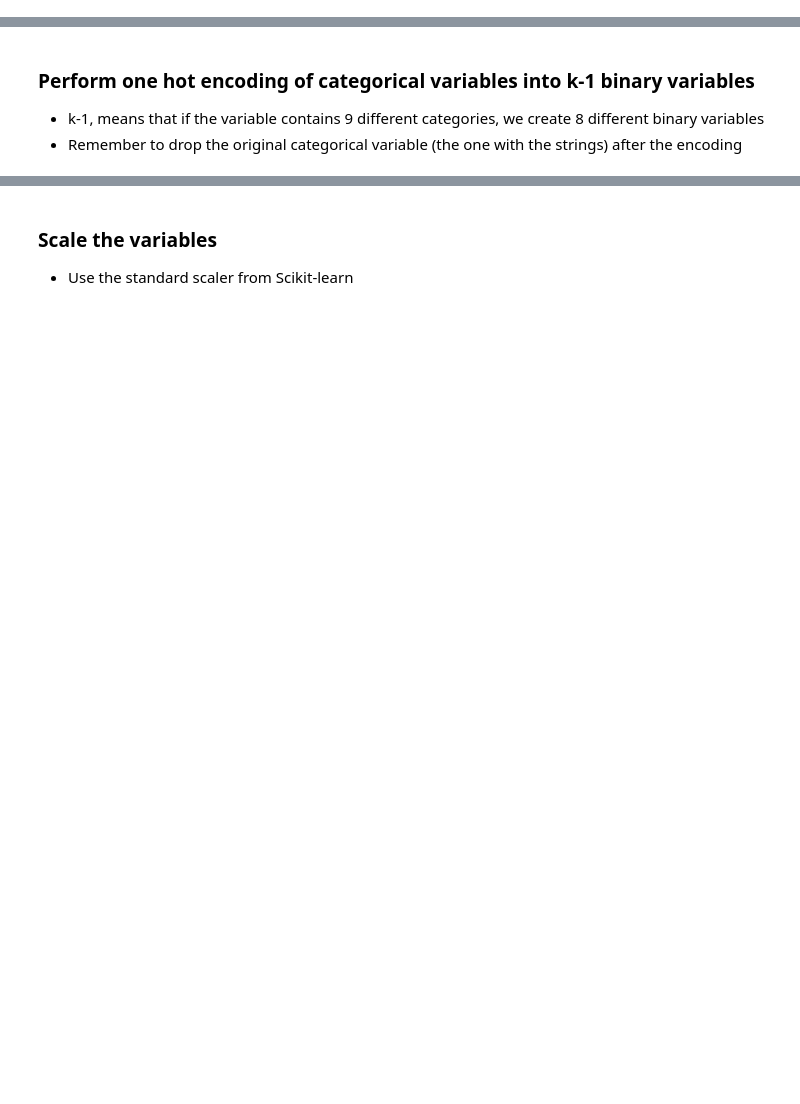
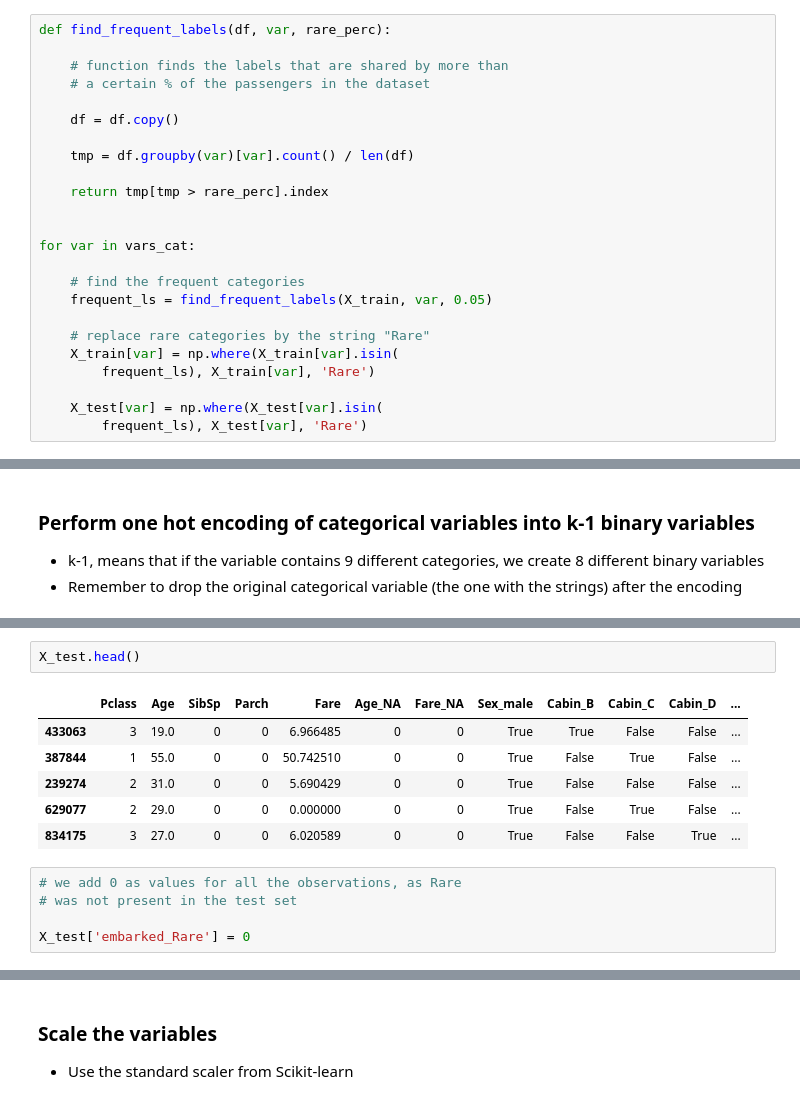
Before and after one commit to AndrewMelendez/deploying-machine-learning-models, a Jupyter notebook: section-04-research-and-development/titanic-assignment/01-predicting-survival-titanic-assignement.ipynb, the cells around one changed output, grey strips where cells are left out. Cells and saved outputs as stored; diff of their text form; blank space fills up the shorter version.

```diff
--- a/section-04-research-and-development/titanic-assignment/01-predicting-survival-titanic-assignement.ipynb
+++ b/section-04-research-and-development/titanic-assignment/01-predicting-survival-titanic-assignement.ipynb
@@ -151,3 +280,27 @@ X_train.shape, X_test.shape
 ### Remove rare labels in categorical variables
 
 - remove labels present in less than 5 % of the passengers
+# %%
+def find_frequent_labels(df, var, rare_perc):
+
+    # function finds the labels that are shared by more than
+    # a certain % of the passengers in the dataset
+
+    df = df.copy()
+
+    tmp = df.groupby(var)[var].count() / len(df)
+
+    return tmp[tmp > rare_perc].index
+
+
+for var in vars_cat:
+
+    # find the frequent categories
+    frequent_ls = find_frequent_labels(X_train, var, 0.05)
+
+    # replace rare categories by the string "Rare"
+    X_train[var] = np.where(X_train[var].isin(
+        frequent_ls), X_train[var], 'Rare')
+
+    X_test[var] = np.where(X_test[var].isin(
+        frequent_ls), X_test[var], 'Rare')
@@ -158,0 +362,14 @@ X_train.shape, X_test.shape
+# %%
+X_test.head()
+# %% [output]
+|  | Pclass | Age | SibSp | Parch | Fare | Age_NA | Fare_NA | Sex_male | Cabin_B | Cabin_C | Cabin_D | ... |
+| 433063 | 3 | 19.0 | 0 | 0 | 6.966485 | 0 | 0 | True | True | False | False | ... |
+| 387844 | 1 | 55.0 | 0 | 0 | 50.742510 | 0 | 0 | True | False | True | False | ... |
+| 239274 | 2 | 31.0 | 0 | 0 | 5.690429 | 0 | 0 | True | False | False | False | ... |
+| 629077 | 2 | 29.0 | 0 | 0 | 0.000000 | 0 | 0 | True | False | True | False | ... |
+| 834175 | 3 | 27.0 | 0 | 0 | 6.020589 | 0 | 0 | True | False | False | True | ... |
+# %%
+# we add 0 as values for all the observations, as Rare
+# was not present in the test set
+
+X_test['embarked_Rare'] = 0
```
Also changed, not shown: parts of 28 cells of this notebook, 2 other files.
